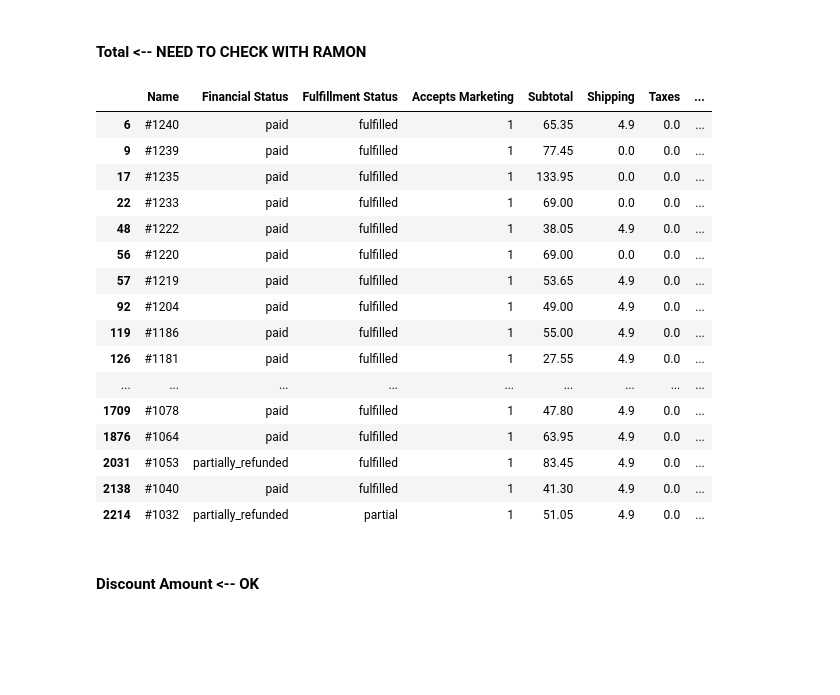
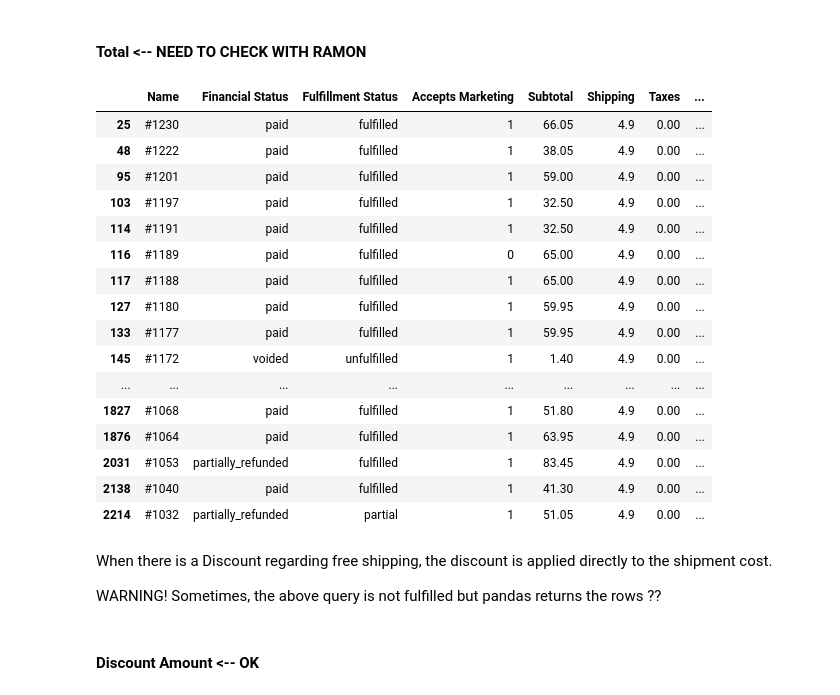
Before and after one commit to adriaferrer/Vimet, a Jupyter notebook: 01.Data_cleaning/Exploration_and_Cleaning.ipynb, the cells around one changed output. Cells and saved outputs as stored; diff of their text form; code cells hidden in the pictures; blank space fills up the shorter version.

Commit message:
Data cleaning after Vimet comments

```diff
--- a/01.Data_cleaning/Exploration_and_Cleaning.ipynb
+++ b/01.Data_cleaning/Exploration_and_Cleaning.ipynb
@@ -534,25 +553,29 @@ Looks OK
 # %% [markdown]
 #### Total <-- NEED TO CHECK WITH RAMON
 # %%
-order_specific_clean[order_specific_clean['Total'] != order_specific_clean['Subtotal'] + order_specific_clean['Shipping'] - order_specific_clean['Discount Amount']]
+order_specific_clean[order_specific_clean['Total'] != order_specific_clean['Subtotal'] + order_specific_clean['Shipping']]
 # %% [output]
 |  | Name | Financial Status | Fulfillment Status | Accepts Marketing | Subtotal | Shipping | Taxes | ... |
-| 6 | #1240 | paid | fulfilled | 1 | 65.35 | 4.9 | 0.0 | ... |
-| 9 | #1239 | paid | fulfilled | 1 | 77.45 | 0.0 | 0.0 | ... |
-| 17 | #1235 | paid | fulfilled | 1 | 133.95 | 0.0 | 0.0 | ... |
-| 22 | #1233 | paid | fulfilled | 1 | 69.00 | 0.0 | 0.0 | ... |
-| 48 | #1222 | paid | fulfilled | 1 | 38.05 | 4.9 | 0.0 | ... |
-| 56 | #1220 | paid | fulfilled | 1 | 69.00 | 0.0 | 0.0 | ... |
-| 57 | #1219 | paid | fulfilled | 1 | 53.65 | 4.9 | 0.0 | ... |
-| 92 | #1204 | paid | fulfilled | 1 | 49.00 | 4.9 | 0.0 | ... |
-| 119 | #1186 | paid | fulfilled | 1 | 55.00 | 4.9 | 0.0 | ... |
-| 126 | #1181 | paid | fulfilled | 1 | 27.55 | 4.9 | 0.0 | ... |
+| 25 | #1230 | paid | fulfilled | 1 | 66.05 | 4.9 | 0.00 | ... |
+| 48 | #1222 | paid | fulfilled | 1 | 38.05 | 4.9 | 0.00 | ... |
+| 95 | #1201 | paid | fulfilled | 1 | 59.00 | 4.9 | 0.00 | ... |
+| 103 | #1197 | paid | fulfilled | 1 | 32.50 | 4.9 | 0.00 | ... |
+| 114 | #1191 | paid | fulfilled | 1 | 32.50 | 4.9 | 0.00 | ... |
+| 116 | #1189 | paid | fulfilled | 0 | 65.00 | 4.9 | 0.00 | ... |
+| 117 | #1188 | paid | fulfilled | 1 | 65.00 | 4.9 | 0.00 | ... |
+| 127 | #1180 | paid | fulfilled | 1 | 59.95 | 4.9 | 0.00 | ... |
+| 133 | #1177 | paid | fulfilled | 1 | 59.95 | 4.9 | 0.00 | ... |
+| 145 | #1172 | voided | unfulfilled | 1 | 1.40 | 4.9 | 0.00 | ... |
 | ... | ... | ... | ... | ... | ... | ... | ... | ... |
-| 1709 | #1078 | paid | fulfilled | 1 | 47.80 | 4.9 | 0.0 | ... |
-| 1876 | #1064 | paid | fulfilled | 1 | 63.95 | 4.9 | 0.0 | ... |
-| 2031 | #1053 | partially_refunded | fulfilled | 1 | 83.45 | 4.9 | 0.0 | ... |
-| 2138 | #1040 | paid | fulfilled | 1 | 41.30 | 4.9 | 0.0 | ... |
-| 2214 | #1032 | partially_refunded | partial | 1 | 51.05 | 4.9 | 0.0 | ... |
+| 1827 | #1068 | paid | fulfilled | 1 | 51.80 | 4.9 | 0.00 | ... |
+| 1876 | #1064 | paid | fulfilled | 1 | 63.95 | 4.9 | 0.00 | ... |
+| 2031 | #1053 | partially_refunded | fulfilled | 1 | 83.45 | 4.9 | 0.00 | ... |
+| 2138 | #1040 | paid | fulfilled | 1 | 41.30 | 4.9 | 0.00 | ... |
+| 2214 | #1032 | partially_refunded | partial | 1 | 51.05 | 4.9 | 0.00 | ... |
+# %% [markdown]
+When there is a Discount regarding free shipping, the discount is applied directly to the shipment cost.
+
+WARNING! Sometimes, the above query is not fulfilled but pandas returns the rows ??
 # %% [markdown]
 #### Discount Amount <-- OK
 # %%
```
Also changed, not shown: parts of 14 cells of this notebook.
